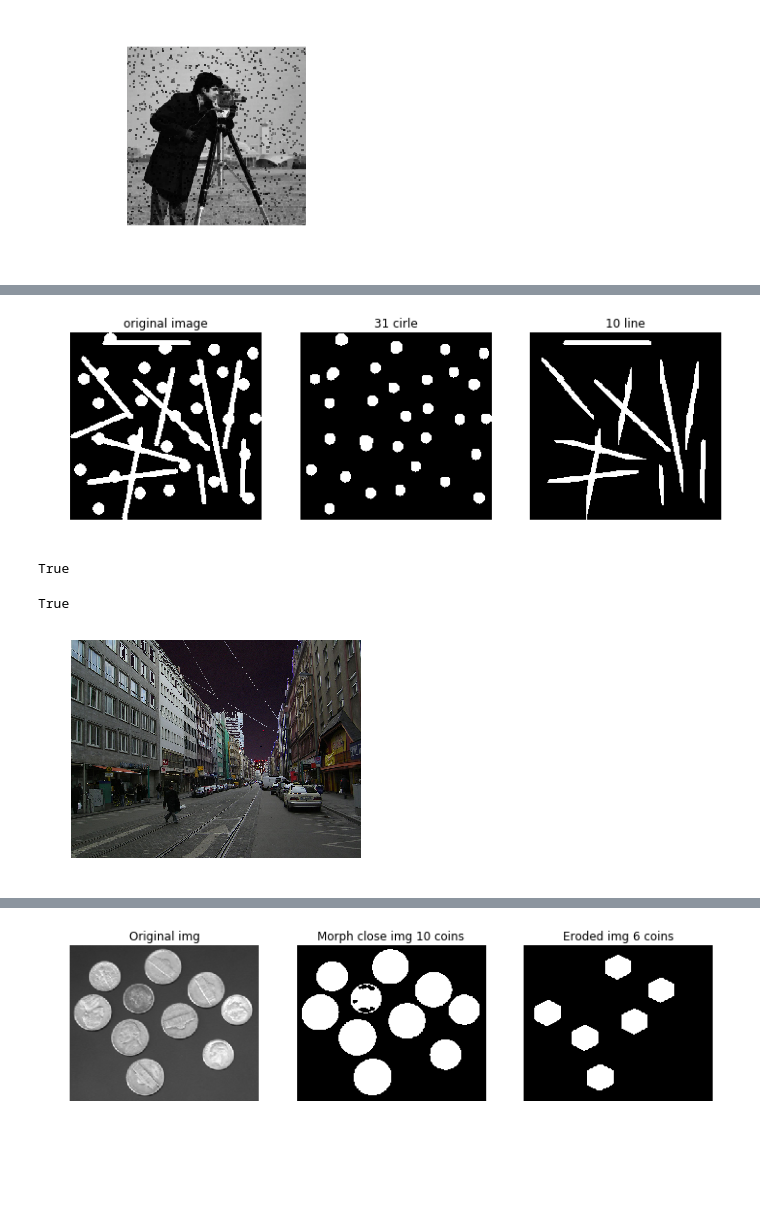
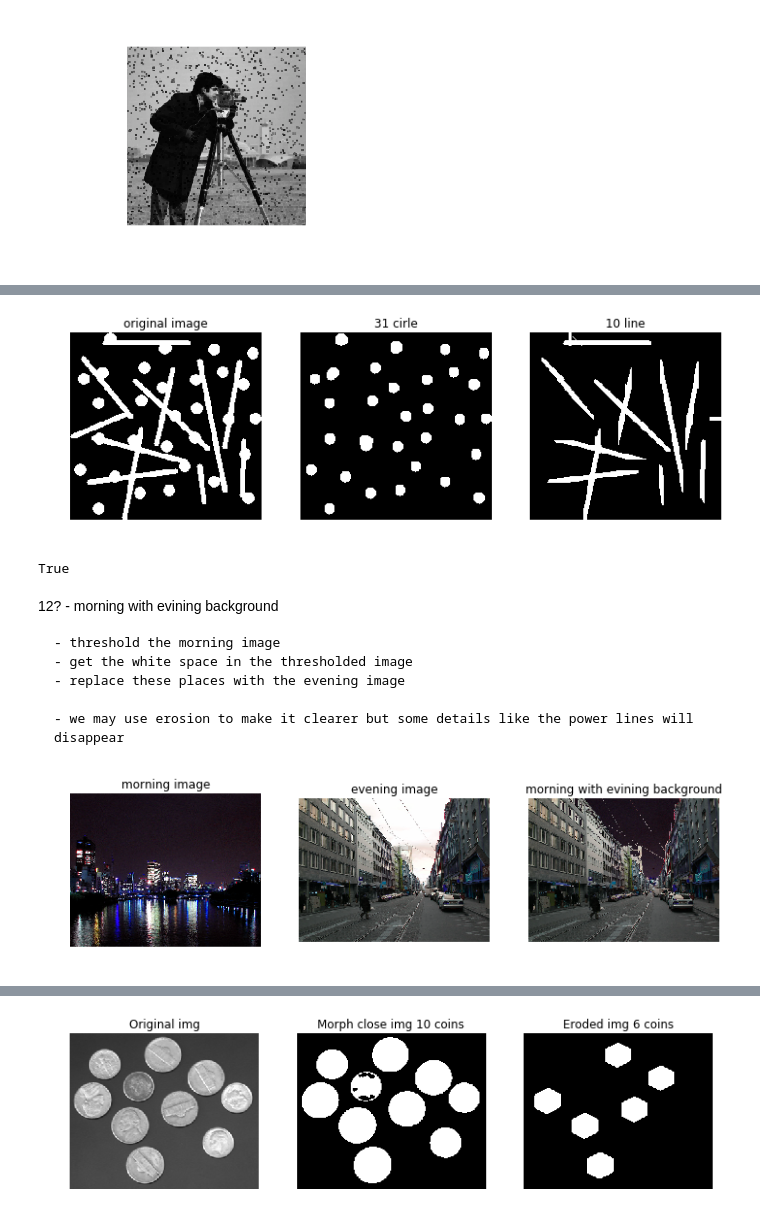
Before and after one commit to nabilnegm/image-tunning, a Jupyter notebook: main.ipynb, the cells around one changed output, grey strips where cells are left out. Drawn from its saved outputs; the diff is of its cells as text; code cells hidden in the pictures; blank space fills up the shorter version.

```diff
--- a/main.ipynb
+++ b/main.ipynb
@@ -93,53 +144,62 @@ multipleImgShow(imgs,titles)
 # %%
 circleLinesImg = cv.imread('input/Circle_and_Lines.png', 0)
+
+
 squareSE_V = cv.getStructuringElement(cv.MORPH_RECT,(1,24))
 squareSE_H = cv.getStructuringElement(cv.MORPH_RECT,(24,1))
 squareSE_45 = np.eye(24,dtype = np.uint8)
 circleSE = cv.getStructuringElement(cv.MORPH_ELLIPSE,(12,12))
+
+
 circles = cv.morphologyEx(circleLinesImg,cv.MORPH_OPEN,circleSE)
-#morphological operatoins
+
+
 linesOpen45 = cv.morphologyEx(circleLinesImg,cv.MORPH_OPEN,squareSE_45)
 linesOpenV = cv.morphologyEx(circleLinesImg,cv.MORPH_OPEN,squareSE_V)
 linesOpenH = cv.morphologyEx(circleLinesImg,cv.MORPH_OPEN,squareSE_H)
 linesTotal = linesOpen45 + linesOpenV + linesOpenH
 
-ss,thresholded_img_1 = cv.threshold(circles,127,255,cv.THRESH_BINARY)
-s1,p1= cv.connectedComponents(thresholded_img_1)
-ss,thresholded_img_2 = cv.threshold(linesTotal,127,255,cv.THRESH_BINARY)
-s2,p2= cv.connectedComponents(thresholded_img_2)
+s1,p1= cv.connectedComponents(circles)
+s2,p2= cv.connectedComponents(linesTotal)
 
-imgs = [circleLinesImg,circles,linesFinal]
+imgs = [circleLinesImg,circles,linesTotal]
 titles = ['original image', str(s1)+' cirle', str(s2)+' line']
 multipleImgShow(imgs, titles)
 cv.imwrite("output/circle.png", circles)
-cv.imwrite("output/line.png", linesFinal)
+cv.imwrite("output/line.png", linesTotal)
 # %% [output]
-[figure, old version]
+[figure, new version]
 True
+# %% [markdown]
+12? - morning with evining background
+
+    - threshold the morning image
+    - get the white space in the thresholded image
+    - replace these places with the evening image
+
+    - we may use erosion to make it clearer but some details like the power lines will disappear
 # %%
 eveningImg = cv.cvtColor(cv.imread('input/evening.jpg', 1), cv.COLOR_BGR2RGB)
 morningImg = cv.cvtColor(cv.imread('input/morning.jpg', 1), cv.COLOR_BGR2RGB)
 origMorning = morningImg.copy()
 _,thresholded_img = cv.threshold(morningImg,200,255,cv.THRESH_BINARY)
 eroded_morning=cv.erode(thresholded_img, cv.getStructuringElement(cv.MORPH_RECT, (3,3)), iterations=6)
 dilated_morning=cv.dilate(eroded_morning, cv.getStructuringElement(cv.MORPH_RECT, (3,3)), iterations=6)
 
 
 background =[]
 for i in range(morningImg.shape[0]):
     for j in range(morningImg.shape[1]):
         if thresholded_img[i,j,0] == 255:
             background.append((i,j))
 
 for i in background:
     if i[1]>800:
         continue
     morningImg[i[0],i[1]]=eveningImg[i[0],i[1]]
 
-imgs = [eveningImg, origMorning, morningImg, ]
-plt.axis('off')
-plt.imshow(morningImg)
-cv.imwrite('output/morningsky.jpg', morningImg)
+imgs = [eveningImg, origMorning, morningImg ]
+titles = ['morning image', 'evening image', 'morning with evining background']
+multipleImgShow(imgs, titles)
 # %% [output]
-True
-[figure, old version]
+[figure, new version]
```
Also changed, not shown: parts of 15 cells of this notebook, 2 other files.
